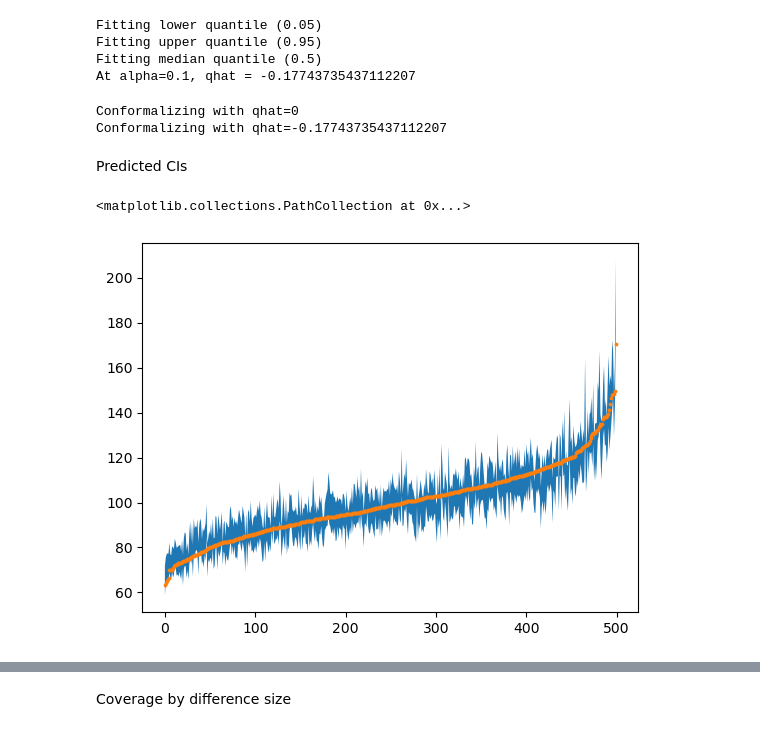
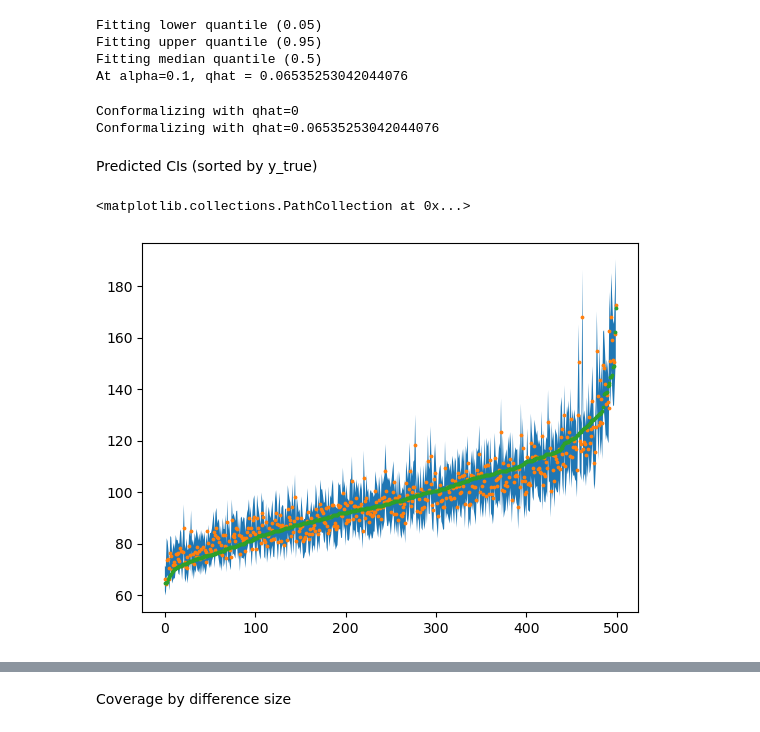
Before and after one commit to carlwharris/conformal_prediction_NHANES, a Jupyter notebook: clean_data.ipynb, the cells around one changed output, grey strips where cells are left out. Saved outputs shown, nothing was run; the diff lists cells and outputs as text; code cells hidden in the pictures.

```diff
--- a/clean_data.ipynb
+++ b/clean_data.ipynb
@@ -10,8 +10,10 @@ from preprocess_data import recode_variables, split_train_cal_test
 f_path = '/Users/carlharris/Documents/AIEM/Diabetes/waist_circumference/data.csv'
 df = pd.read_csv(f_path, na_values="None")
 df = df.replace(to_replace=' ', value=np.nan)
+df['Education'] = df['Education'].astype(float)
 df = recode_variables(df)
 # %%
+df.drop(df[df['Female'] == 0].index, inplace=True)
 df.dropna(inplace=True)
 
 ed_dummies = ['Ed_less_9th', 'Ed_9th_11th', 'Ed_HS_GED', 'Ed_some_coll_AA', 'Ed_coll_above', 'Ed_refused', 'Ed_dk']
@@ -37,4 +39,4 @@ qhat = reg.calc_qhat(alpha=alpha)
 Fitting lower quantile (0.05)
 Fitting upper quantile (0.95)
 Fitting median quantile (0.5)
-At alpha=0.1, qhat = -0.17743735437112207
+At alpha=0.1, qhat = 0.06535253042044076
@@ -43,20 +43,22 @@ test_pred_df = reg.predict_quantiles(X_test, y_test = y_test)
 # %%
+test_pred_df = reg.predict_quantiles(X_test, y_test = y_test)
 test_no_cal_df = reg.conformalize_CIs(test_pred_df, qhat=0)
 test_cp_df = reg.conformalize_CIs(test_pred_df)
 # %% [output]
 Conformalizing with qhat=0
-Conformalizing with qhat=-0.17743735437112207
+Conformalizing with qhat=0.06535253042044076
 # %% [markdown]
-Predicted CIs
+Predicted CIs (sorted by y_true)
 # %%
 sample_df = test_cp_df.copy()
 sample_df = sample_df.sample(n = 500)
 sample_df = sample_df.sort_values(by=['y_true'])
 sample_df = sample_df.reset_index()
 import matplotlib.pyplot as plt
 
 plt.fill_between(sample_df.index, sample_df['y_lower'], sample_df['y_upper'])
+plt.scatter(sample_df.index, sample_df['y_median'], s=3)
 plt.scatter(sample_df.index, sample_df['y_true'], s=3)
 # %% [output]
 <matplotlib.collections.PathCollection at 0x...>
-[figure, old version]
+[figure, new version]
```
Also changed, not shown: parts of 17 cells of this notebook, 1 other file.
